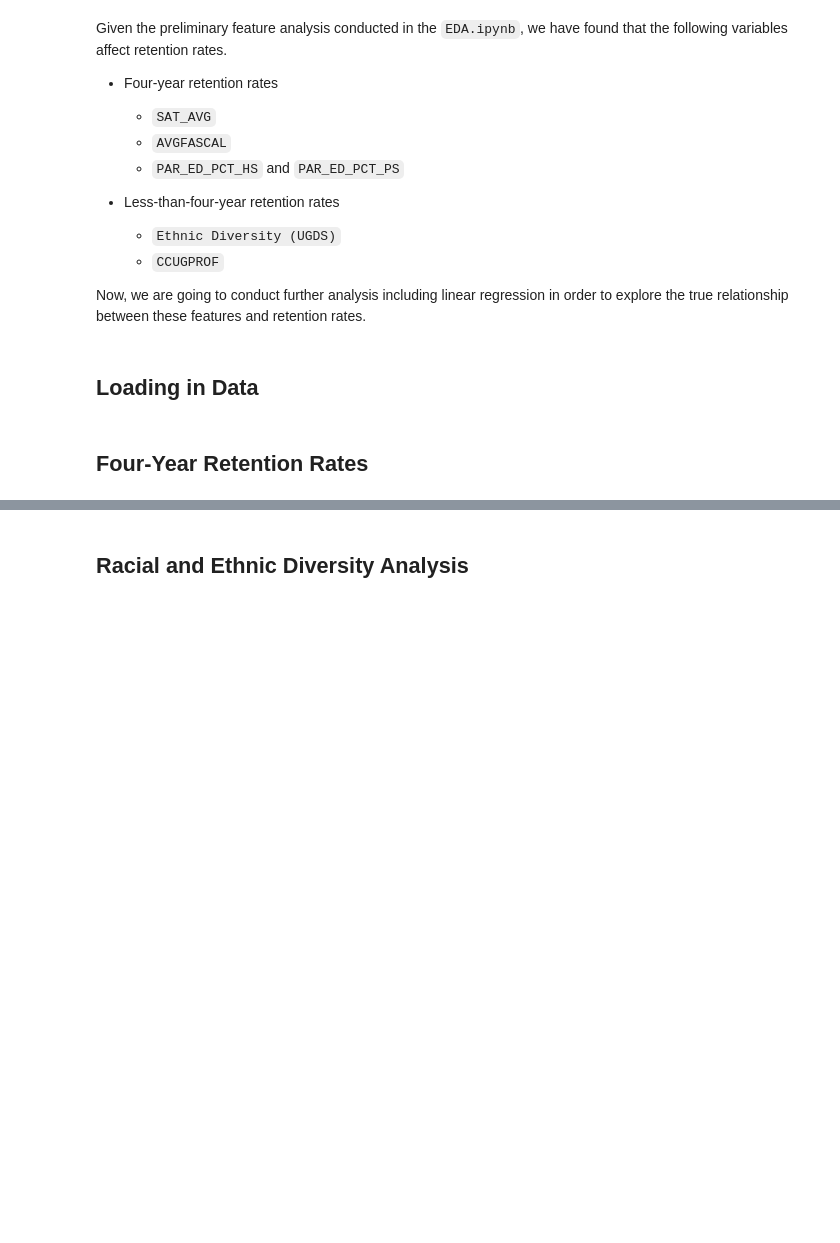
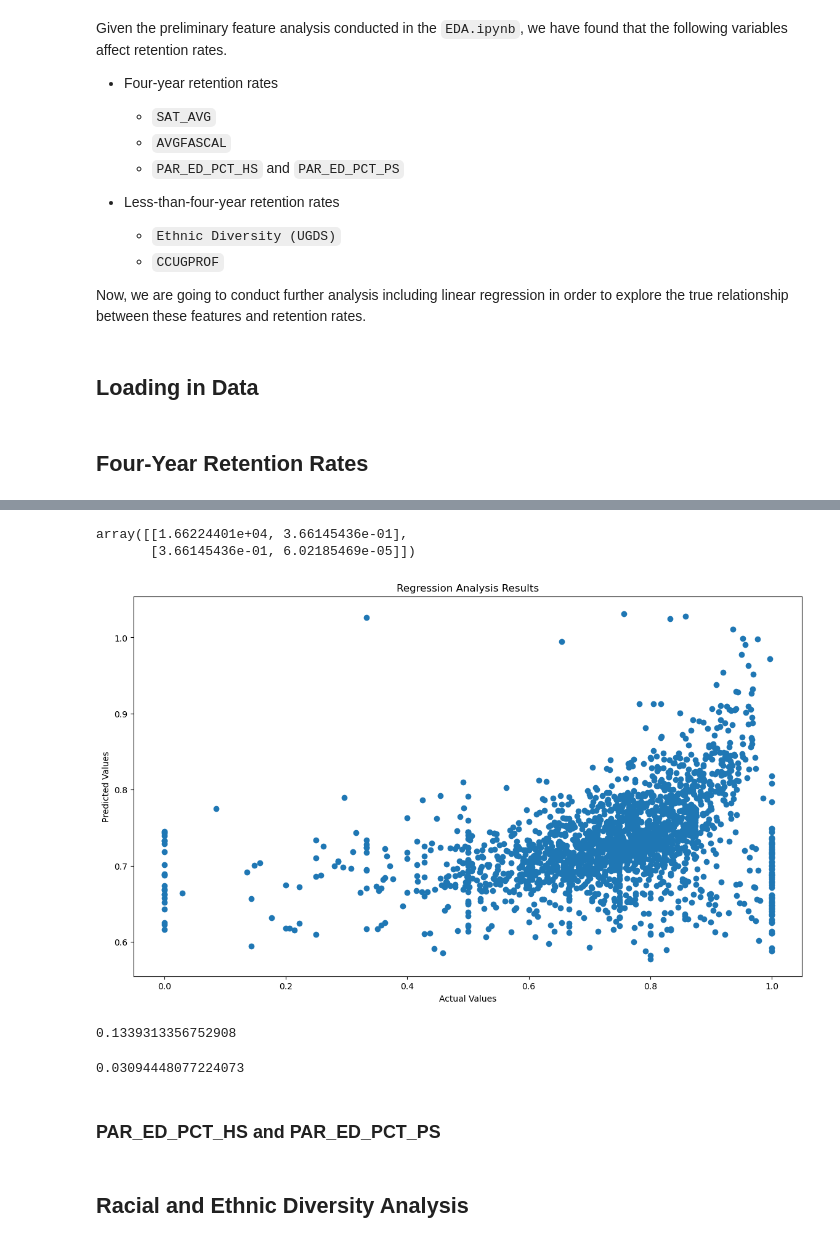
Before and after one commit to UCB-stat-159-s23/project-Group11, a Jupyter notebook: Prediction_Analysis.ipynb, the cells around one changed output, grey strips where cells are left out. Drawn from its saved outputs; the diff is of its cells as text; code cells hidden in the pictures; blank space fills up the shorter version.

```diff
--- a/Prediction_Analysis.ipynb
+++ b/Prediction_Analysis.ipynb
@@ -33,0 +169,3 @@ data = data.drop('Unnamed: 0', axis=1)
+# %%
+AVGFACSAL_FT4 = filtered_df_two_columns(data, 'AVGFACSAL', 'RET_FT4')
+AVGFACSAL_FT4.head()
@@ -34,3 +179,19 @@ data = data.drop('Unnamed: 0', axis=1)
+# %%
+pearson_corr_coef(AVGFACSAL_FT4.AVGFACSAL, AVGFACSAL_FT4.RET_FT4)
+# %% [output]
+array([[1.66224401e+04, 3.66145436e-01],
+       [3.66145436e-01, 6.02185469e-05]])
+# %%
+regression_analysis_results(AVGFACSAL_FT4.RET_FT4, prediction_analysis(AVGFACSAL_FT4))
+# %% [output]
+[figure, added]
+0.1339313356752908
+# %%
+calculate_MSE(AVGFACSAL_FT4.RET_FT4, prediction_analysis(AVGFACSAL_FT4))
+# %% [output]
+0.03094448077224073
+# %% [markdown]
+### PAR_ED_PCT_HS and PAR_ED_PCT_PS
 # %% [markdown]
 ## Racial and Ethnic Diversity Analysis
 # %%
```
Also changed, not shown: parts of 17 cells of this notebook.
